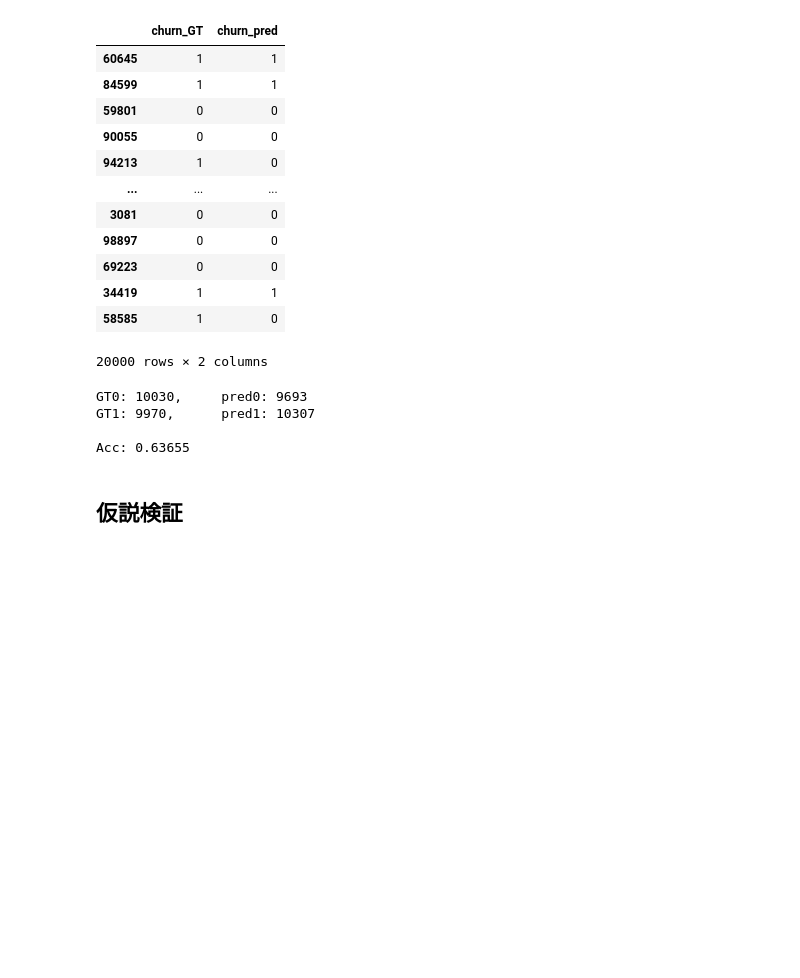
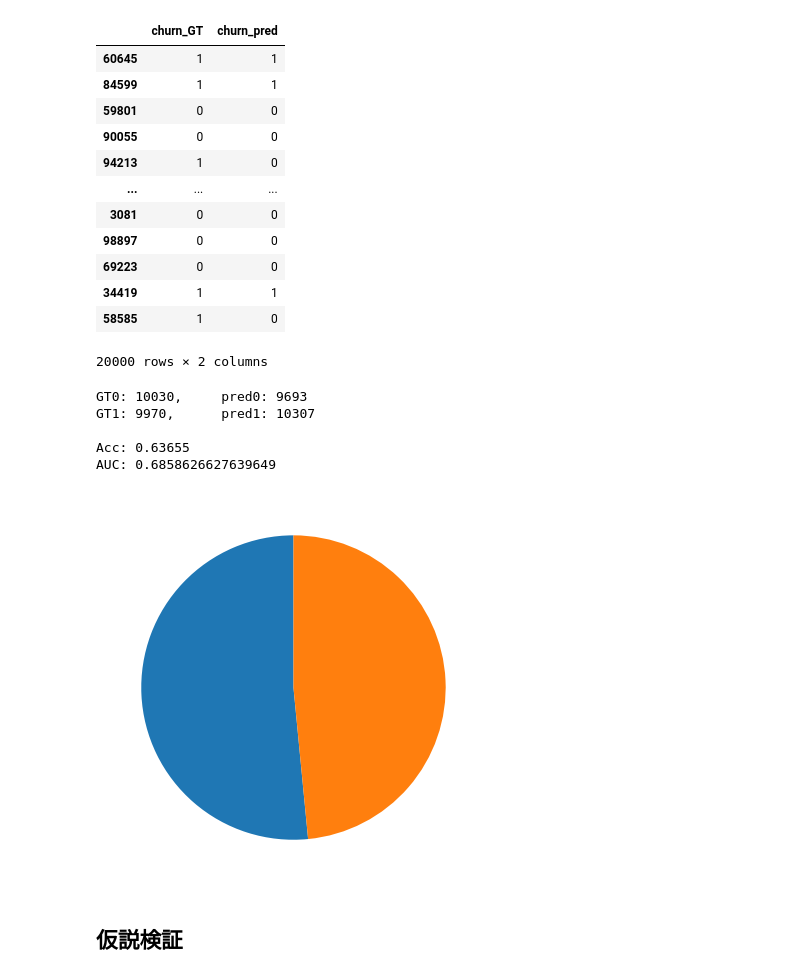
Before and after one commit to tom-uchida/GCI2020_Winter, a Jupyter notebook: final_task/src/experiment.ipynb, the cells around one changed output. Saved outputs shown, nothing was run; the diff lists cells and outputs as text; code cells hidden in the pictures; blank space fills up the shorter version.

```diff
--- a/final_task/src/experiment.ipynb
+++ b/final_task/src/experiment.ipynb
@@ -149,11 +149,25 @@ print( 'GT1: {},\tpred1: {}'.format( GT1.sum(), pred1.sum() ) )
 # acc: 正答率
 acc = accuracy_score( y_test, y_pred )
 print( '\nAcc:', acc )
+
+# AUC
+auc = roc_auc_score( y_test,y_pred_prob[:,1]) # 引数 : roc_auc_score(正解クラス, クラス1の予測確率)
+print( 'AUC:', auc )
 # %% [output]
 GT0: 10030,     pred0: 9693
 GT1: 9970,      pred1: 10307
 
 Acc: 0.63655
+AUC: 0.6858626627639649
+# %%
+def plot_churn_ratio():
+    plt.rcParams["figure.figsize"] = (7, 7)
+    plt.pie( df_pred['churn_pred'].value_counts(), counterclock=True, startangle=90, colors=['tab:blue','tab:orange'])
+    plt.show()
+# %%
+plot_churn_ratio()
+# %% [output]
+[figure, added]
 # %% [markdown]
 ## 仮説検証
 # %% [markdown]
```
Also changed, not shown: parts of 9 cells of this notebook.
